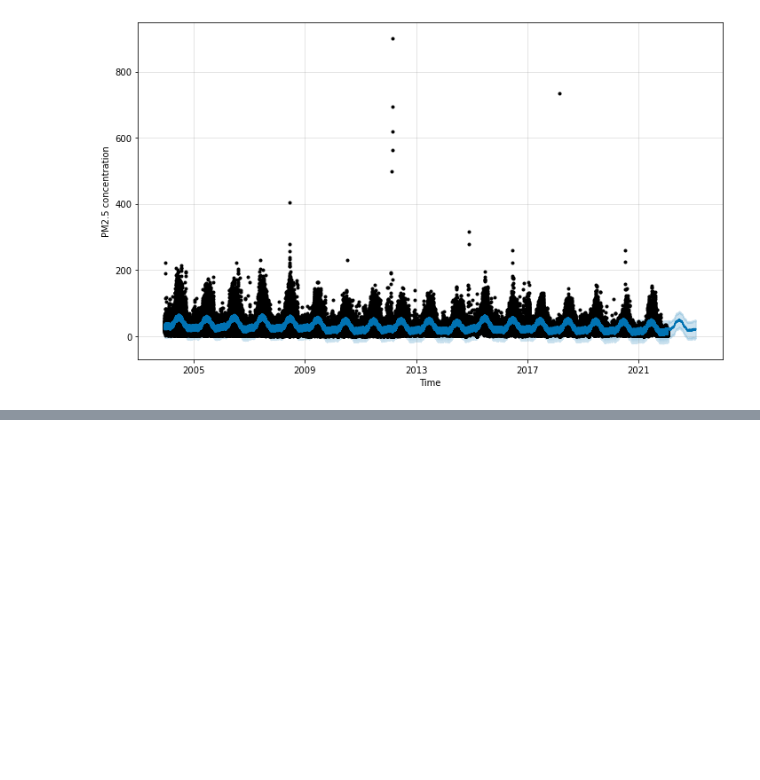
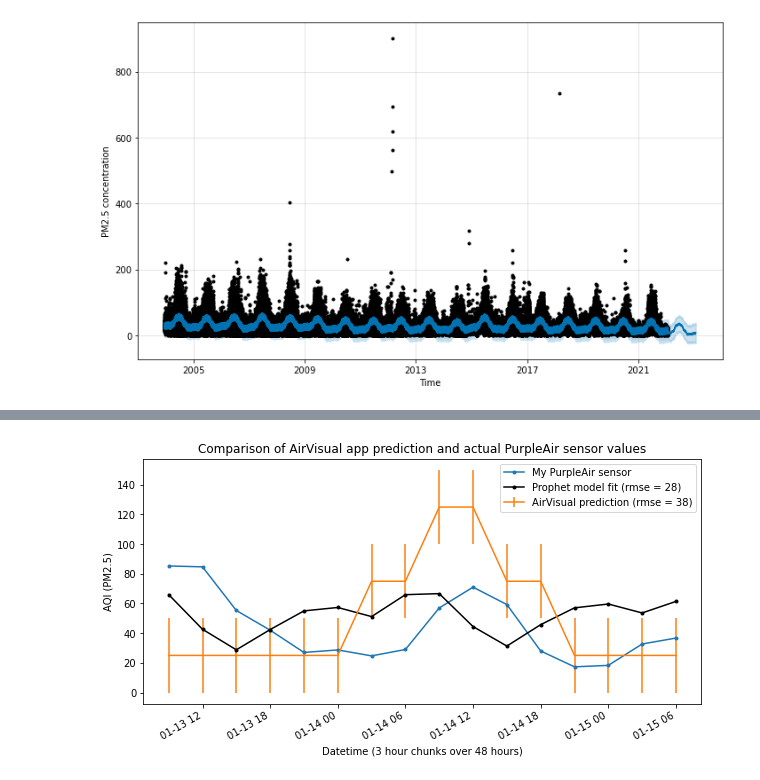
Before and after one commit to chathull/smogcasting, a Jupyter notebook: smogcasting.ipynb, the cells around one changed output, grey strips where cells are left out. Saved outputs shown, nothing was run; the diff lists cells and outputs as text; code cells hidden in the pictures; blank space fills up the shorter version.

```diff
--- a/smogcasting.ipynb
+++ b/smogcasting.ipynb
@@ -318,3 +384,35 @@ fig.autofmt_xdate()
+# %%
+# Test of AirVisual prediction vs. the actual reading of my sensor over a 48-hour period
+
+t_min = '2022-01-13 09:00:00'
+t_max = '2022-01-15 06:00:00'
+airVisual = [25,25,25,25,25,25,75,75,125,125,75,75,25,25,25,25]
+sensor = [85.3, 84.7, 55.3, 42, 27, 28.7, 24.7, 29, 57, 71, 59.3, 28, 17.3, 18.3, 32.7, 36.7]
+dates = pd.date_range(start=t_min, end=t_max, periods=16)
+
+# Add the model fit to the plot now
+values_model = forecast[['ds','yhat']][(forecast['ds'] >= t_min) & (forecast['ds'] <= t_max)]
+values_model = values_model.set_index('ds')
+values_model = values_model.resample('3h').mean()
+# Convert model values (concentration) to PM2.5 AQI
+values_model = [calcAQI(concentration) for concentration in values_model['yhat']]
+
+# Calculate rmse
+rmse_airVisual = round(rmse(sensor,airVisual))
+rmse_model = round(rmse(sensor,values_model))
+
+fig, ax = plt.subplots(figsize=(10, 5))
+ax.plot(dates,sensor, '.-', label='My PurpleAir sensor')
+ax.errorbar(dates,airVisual,25,label='AirVisual prediction (rmse = {0})'.format(rmse_airVisual))
+ax.plot(dates,values_model, 'k.-', label='Prophet model fit (rmse = {0})'.format(rmse_model))
+fig.autofmt_xdate()
+ax.set_title('Comparison of AirVisual app prediction and actual PurpleAir sensor values')
+ax.set_xlabel('Datetime (3 hour chunks over 48 hours)')
+ax.set_ylabel('AQI (PM2.5)')
+ax.legend()
+plt.show()
+# %% [output]
+[figure, added]
 # %%
 # Static plot of components
 fig2 = m.plot_components(forecast)
```
Also changed, not shown: parts of 16 cells of this notebook.
